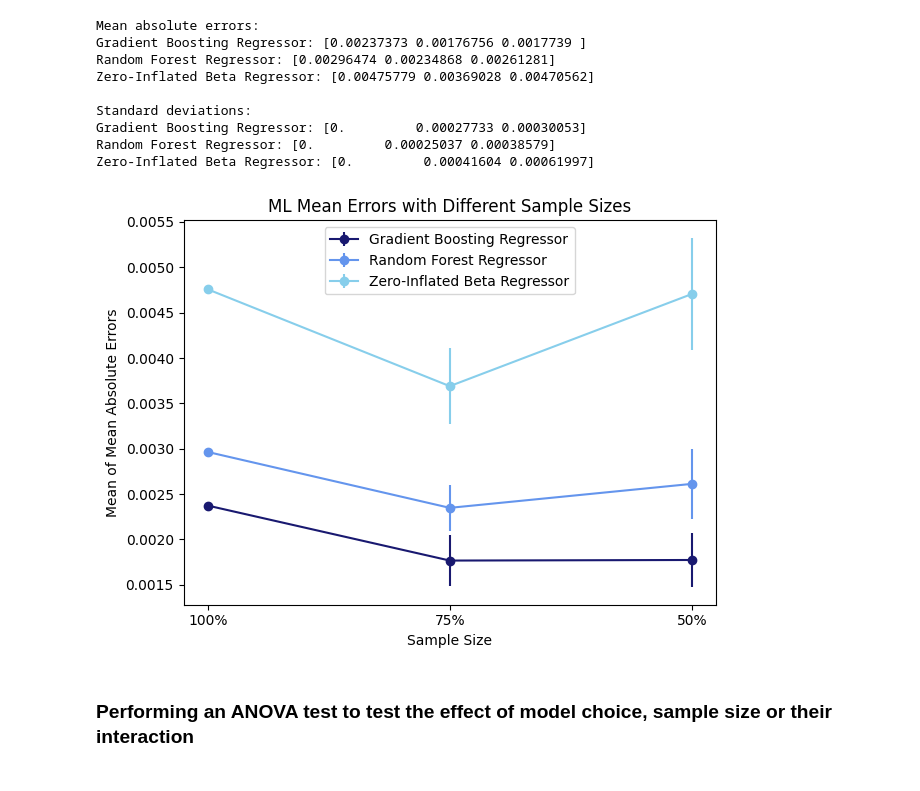
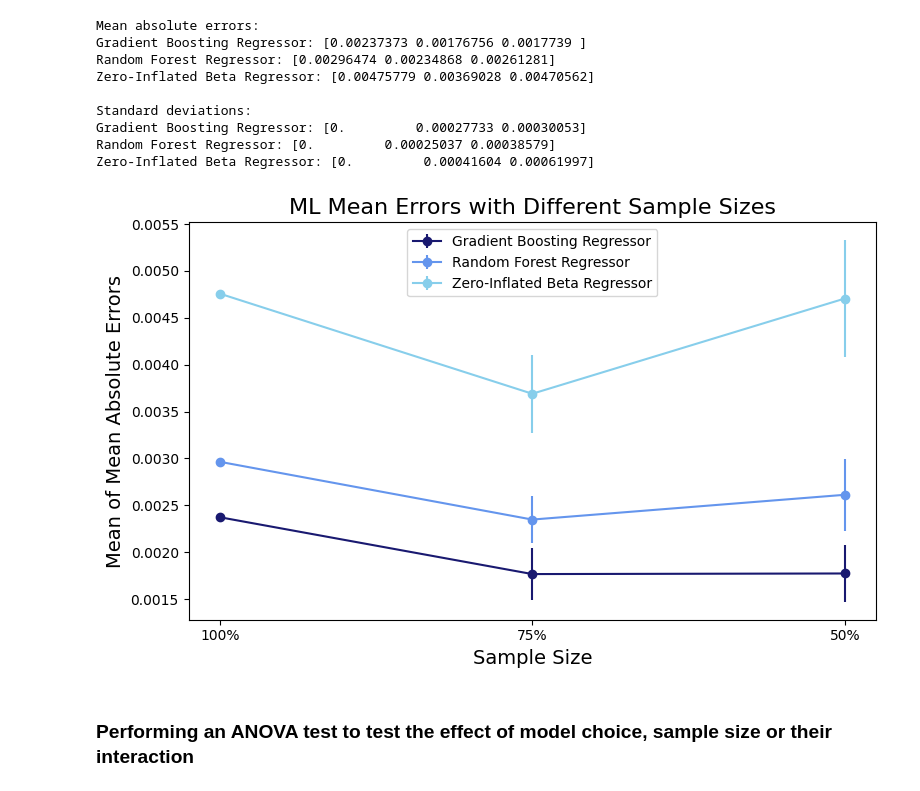
Before and after one commit to ZsofiaK/BPAI, a Jupyter notebook: Implementation/Analysing_results.ipynb, the cells around one changed output. Saved outputs shown, nothing was run; the diff lists cells and outputs as text; code cells hidden in the pictures.

```diff
--- a/Implementation/Analysing_results.ipynb
+++ b/Implementation/Analysing_results.ipynb
@@ -71,29 +71,29 @@ Zero-Inflated Beta Regressor: [0.         0.00041604 0.00061997]
 # %%
 colors = ['midnightblue', 'cornflowerblue', 'skyblue']
 # %%
-fig, ax = plt.subplots()
+fig, ax = plt.subplots(figsize=(8,5))
 
 x_pos = np.arange(len(sample_sizes))
 ax.set_xticks(x_pos)
 ax.set_xticklabels([f'{float(i) * 100:.0f}%' for i in sample_sizes])
 
-ax.set_xlabel('Sample Size')
-ax.set_ylabel('Mean of Mean Absolute Errors')
+ax.set_xlabel('Sample Size', fontsize=14)
+ax.set_ylabel('Mean of Mean Absolute Errors', fontsize=14)
 
-ax.set_title('ML Mean Errors with Different Sample Sizes')
+ax.set_title('ML Mean Errors with Different Sample Sizes', fontsize=16)
 
 for i, model in enumerate(model_names):
     ax.errorbar(x_pos, mean_errors[i], yerr=std_errors[i], fmt="o-", label=model, color=colors[i])
 
-ax.legend()
+ax.legend(loc='upper center')
 
 plt.tight_layout()
 
 plt.savefig(f'./Figures/mean_errors.png')
 
 plt.show()
 # %% [output]
-[figure, old version]
+[figure, new version]
 # %% [markdown]
 ### Performing an ANOVA test to test the effect of model choice, sample size or their interaction
 # %% [markdown]
```
Also changed, not shown: 9 other files.
